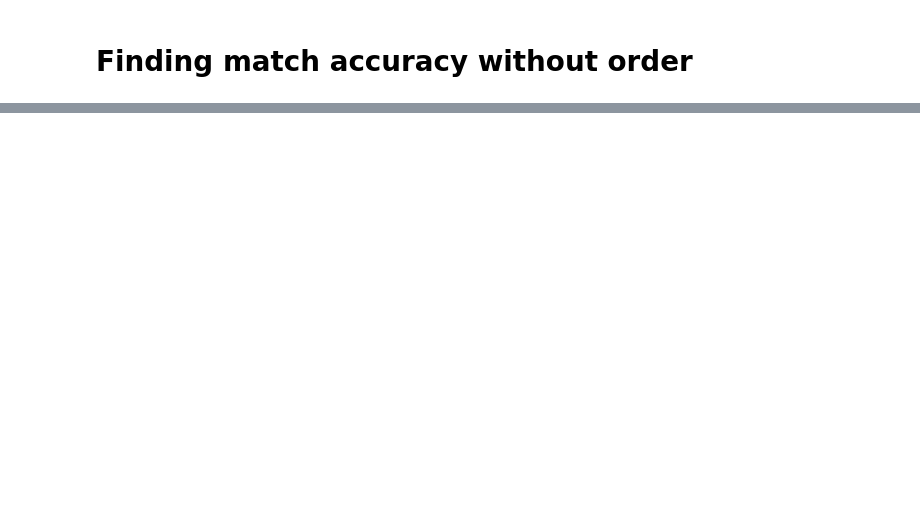
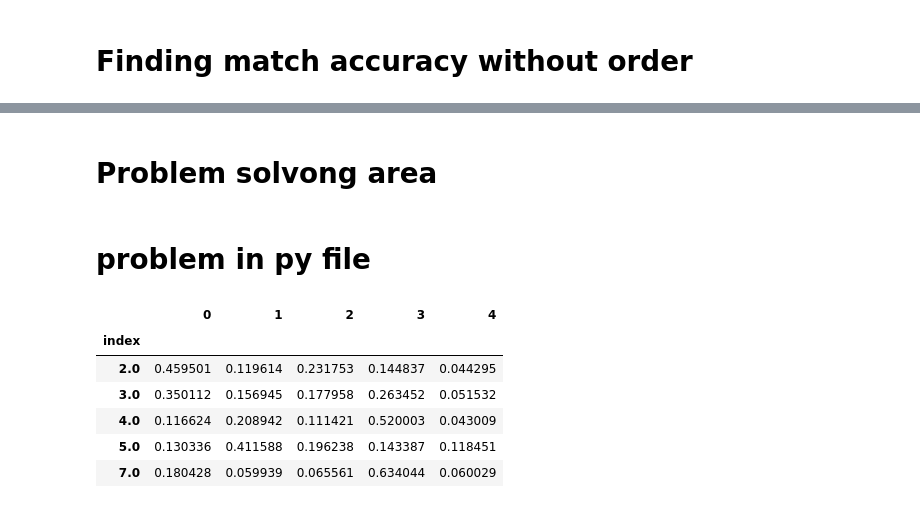
Before and after one commit to bharathwajan/topic_models, a Jupyter notebook: match_finder/match_finder.ipynb, the cells around one changed output, grey strips where cells are left out. Saved outputs shown, nothing was run; the diff lists cells and outputs as text; code cells hidden in the pictures; blank space fills up the shorter version.

```diff
--- a/match_finder/match_finder.ipynb
+++ b/match_finder/match_finder.ipynb
@@ -148,0 +228,2 @@ PermissionError: [Errno 13] Permission denied: 'thres_80.csv'
+# %% [markdown]
+# Problem solvong area
@@ -148,0 +307,12 @@ PermissionError: [Errno 13] Permission denied: 'thres_80.csv'
+# %% [markdown]
+# problem in py file
+# %%
+cleaned_plsa_5.head(5)
+# %% [output]
+|  | 0 | 1 | 2 | 3 | 4 |
+| index |  |  |  |  |  |
+| 2.0 | 0.459501 | 0.119614 | 0.231753 | 0.144837 | 0.044295 |
+| 3.0 | 0.350112 | 0.156945 | 0.177958 | 0.263452 | 0.051532 |
+| 4.0 | 0.116624 | 0.208942 | 0.111421 | 0.520003 | 0.043009 |
+| 5.0 | 0.130336 | 0.411588 | 0.196238 | 0.143387 | 0.118451 |
+| 7.0 | 0.180428 | 0.059939 | 0.065561 | 0.634044 | 0.060029 |
```
Also changed, not shown: parts of 26 cells of this notebook, 44 other files.
